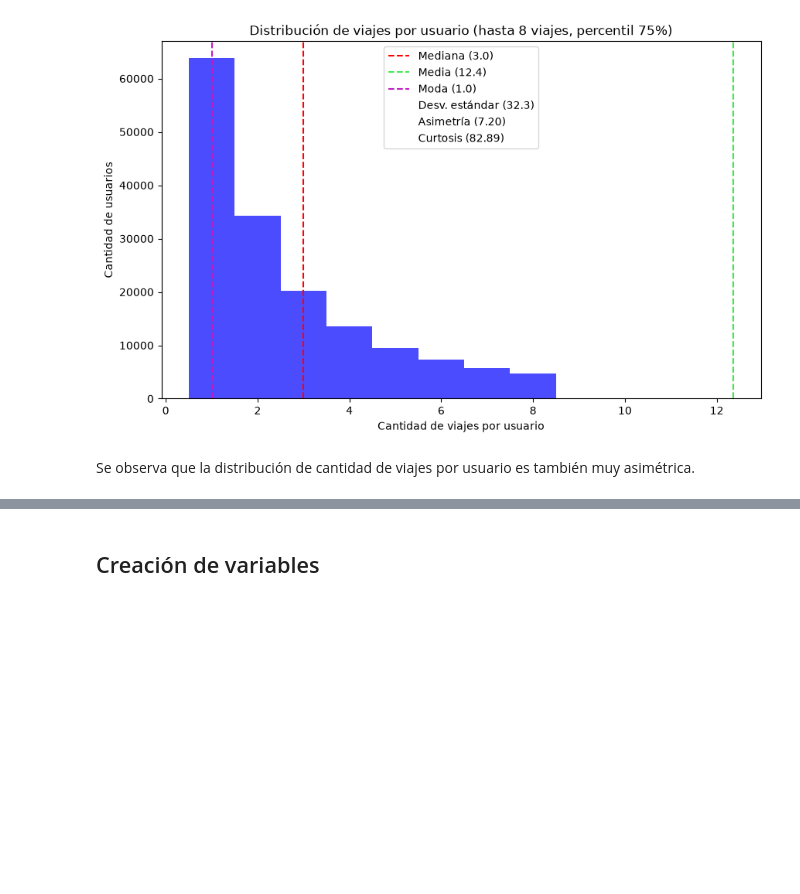
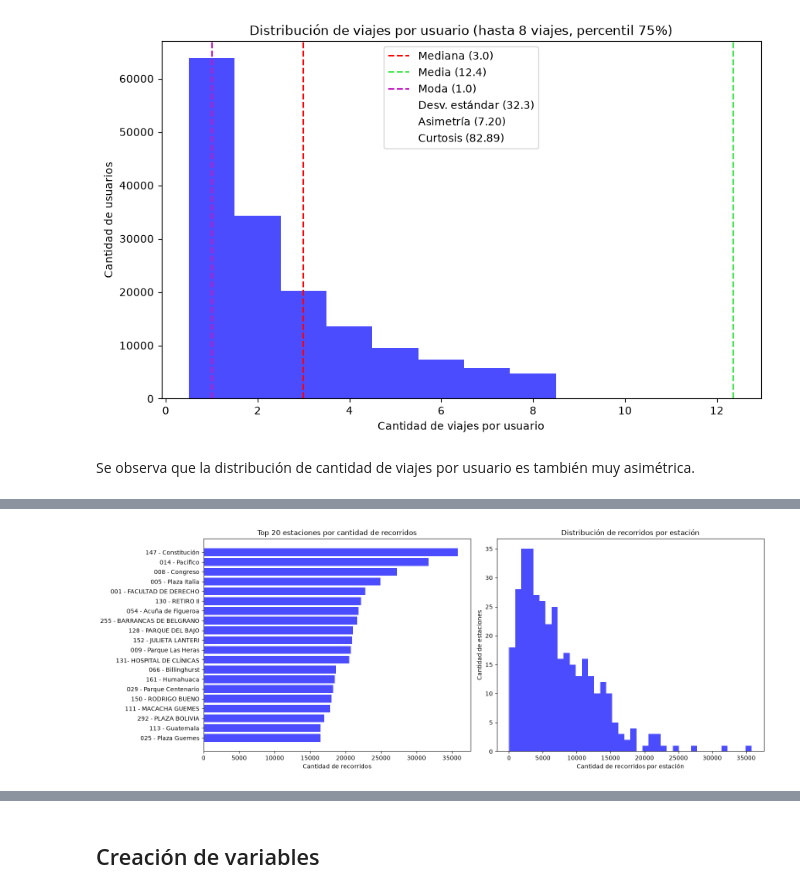
Before and after one commit to brigere/data-anlysis-ceia, a Jupyter notebook: tp_final_2026.ipynb, the cells around one changed output, grey strips where cells are left out. Cells and saved outputs as stored; diff of their text form; code cells hidden in the pictures; blank space fills up the shorter version.

Commit message:
se agrega plot de estaciones

```diff
--- a/tp_final_2026.ipynb
+++ b/tp_final_2026.ipynb
@@ -87,7 +87,7 @@ Predecir la duración de un recorrido, primero definir categorias de duración d
 # %% [markdown]
 ### 2. Diagnóstico inicial: dimensiones, tipos de datos, duplicados y valores faltantes
 # %%
-for nombre, df in [("recorridos", df_recorridos)]:
+for nombre, df in [("recorridos", df_recorridos), ("usuarios", df_usuarios)]:
     print(f"\n===== {nombre.upper()} =====")
     print("Dimensiones (filas, columnas):", df.shape)
     print("\nTipos de datos:")
@@ -522,0 +525,10 @@ Se observa que la distribución de cantidad de viajes por usuario es también mu
+# %%
+estacion_recorridos_counter = df_recorridos.groupby("id_estacion_origen", observed=True).size().rename("recorridos_por_estacion").sort_values(ascending=False)
+diez_estaciones_mas_recorridos = estacion_recorridos_counter.head(10)
+
+print("Cantidad de estaciones distintas:", estacion_recorridos_counter.shape[0])
+
+print("Estaciones con mas recorridos:")
+for estacion in diez_estaciones_mas_recorridos.index:
+    count = diez_estaciones_mas_recorridos[estacion]
+    print(f"{estacion}: {count} recorridos ({count/estacion_recorridos_counter.sum() * 100:.2f}%)")
@@ -522,0 +548,26 @@ Se observa que la distribución de cantidad de viajes por usuario es también mu
+# %%
+# Graficamos la cantidad de recorridos por estación de origen (top 20) y la distribución de recorridos por estación (histograma)
+top_n = 20
+top_estaciones = estacion_recorridos_counter.head(top_n)
+# se usa el nombre de la estacion en vez del id para que sea legible
+nombres = (
+    df_recorridos.drop_duplicates("id_estacion_origen")
+    .set_index("id_estacion_origen")["nombre_estacion_origen"]
+    .astype(str)
+)
+
+fig, axes = plt.subplots(1, 2, figsize=(16, 6))
+
+axes[0].barh(top_estaciones.index.map(nombres)[::-1], top_estaciones.values[::-1], color="blue", alpha=0.7)
+axes[0].set_title(f"Top {top_n} estaciones por cantidad de recorridos")
+axes[0].set_xlabel("Cantidad de recorridos")
+
+axes[1].hist(estacion_recorridos_counter.values, bins=40, color="blue", alpha=0.7)
+axes[1].set_title("Distribución de recorridos por estación")
+axes[1].set_xlabel("Cantidad de recorridos por estación")
+axes[1].set_ylabel("Cantidad de estaciones")
+
+plt.tight_layout()
+plt.show()
+# %% [output]
+[figure, added]
```
Also changed, not shown: parts of 8 cells of this notebook.
